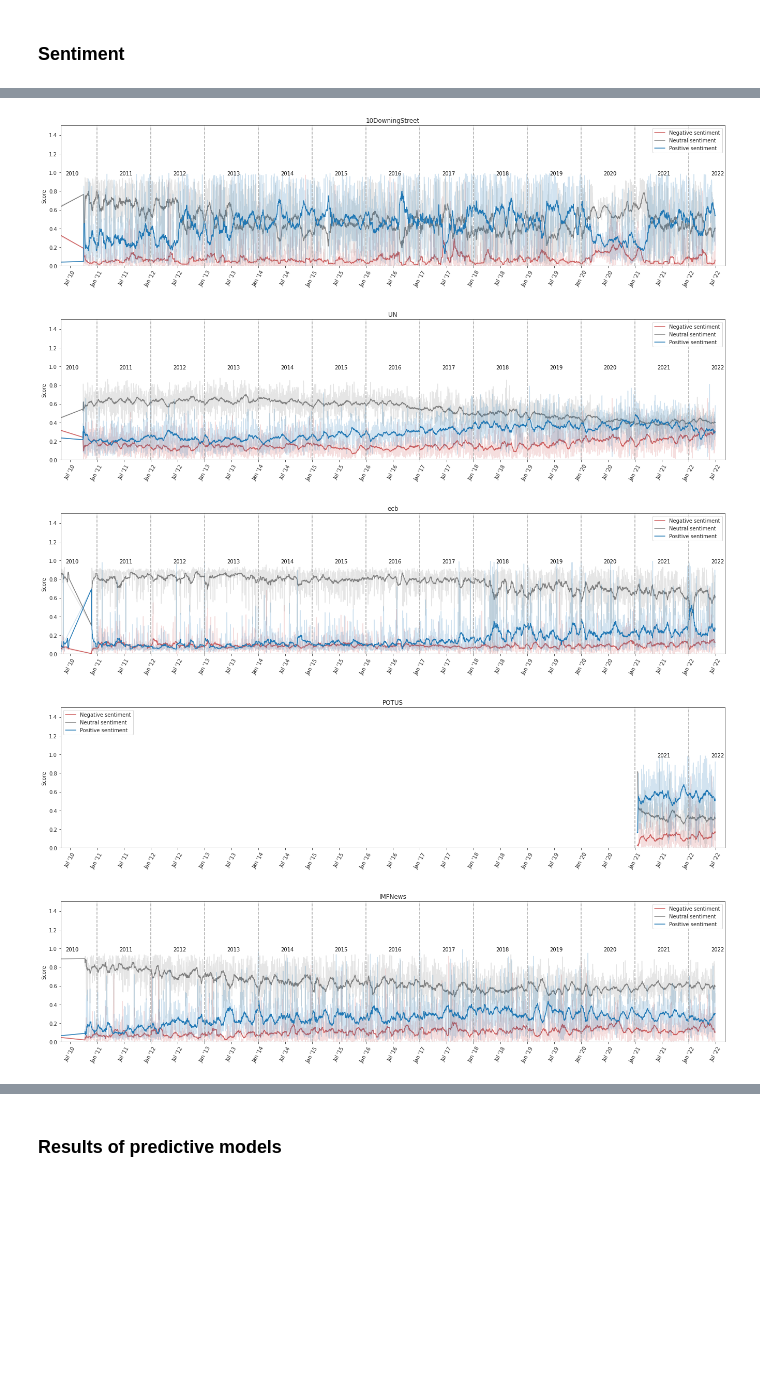
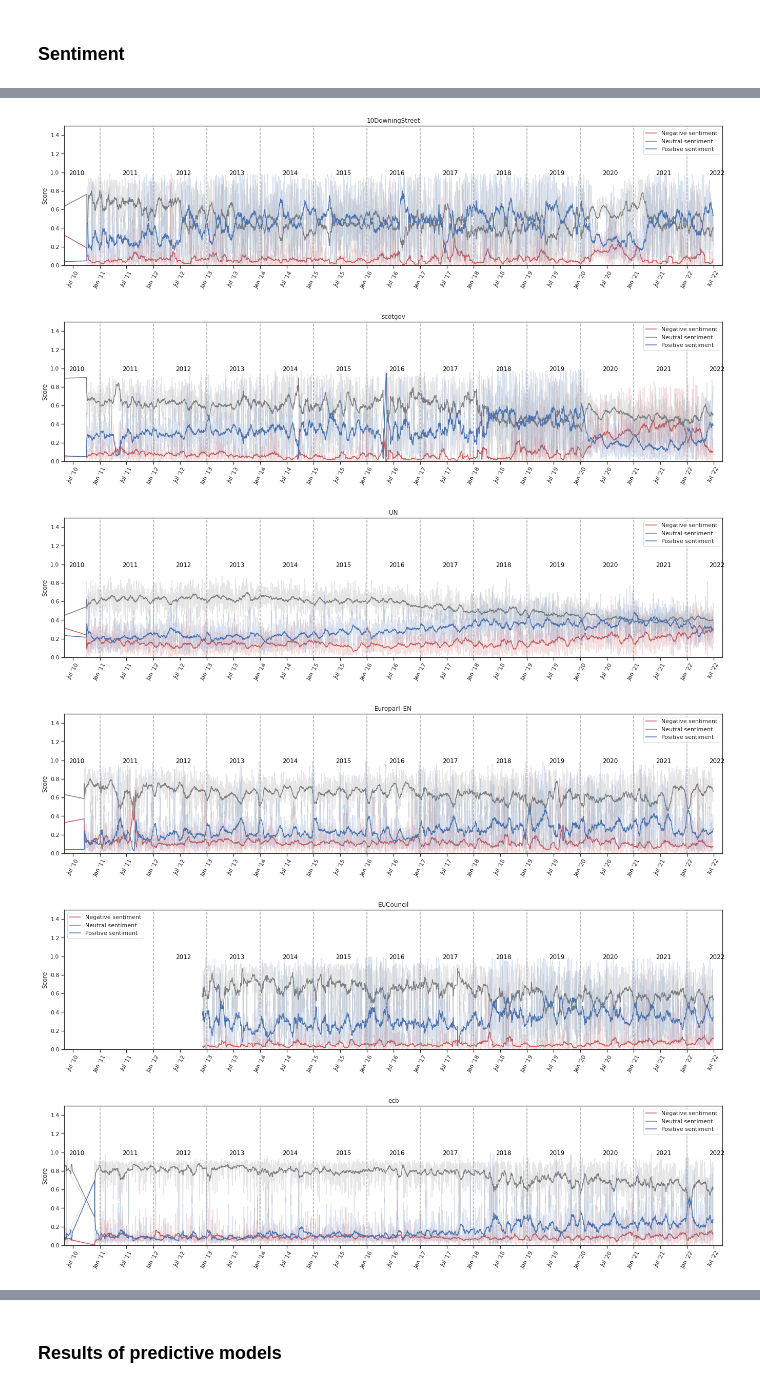
Before and after one commit to rbroc/eucomm-twitter, a Jupyter notebook: Analysis.ipynb, the cells around one changed output, grey strips where cells are left out. Cells and saved outputs as stored; diff of their text form; code cells hidden in the pictures; blank space fills up the shorter version.

```diff
--- a/Analysis.ipynb
+++ b/Analysis.ipynb
@@ -81,4 +93,13 @@ choices = ["***", "**", "*", 'ns']
 ests["p_val"] = np.select(conditions, choices)
 ests['param_str'] =  '$' + ests['param'].round(2).astype(str) + '^{' + ests['p_val'] + '}$'
+# %%
+param_categories = ['sentence complexity', 'sentence complexity', 'action',
+                    'readability', 'sentence complexity',
+                    'sentence complexity', 'word complexity',
+                    'word complexity', 'sentiment',
+                    'sentiment', 'sentiment', 'word complexity', 'readability', 'action']
+sort_entities = ['10DowningStreet', 'scotgov',
+                 'UN', 'Europarl_EN', 'EUCouncil',
+                 'ecb', 'IMFNews', 'OECD']
 # %%
 fig, ax = plt.subplots(figsize=(10,5))
@@ -122,20 +145,0 @@ def _pca_transform(features):
-# %%
-sns.set_style('whitegrid')
-from sklearn.metrics.pairwise import pairwise_distances
-
-for do_pca in [True, False]:
-    for t, lab in zip([style_targets, style_col, sentiment_targets],
-                      ['style (all metrics)', 'style (selected)', 'sentiment']):
-        data = df.copy()
-        if do_pca:
-            data[t] = _pca_transform(data[t])
-        dists = pairwise_distances(data[t + ['entity']].groupby('entity').mean())
-        dd = pd.DataFrame(dists / dists.max(axis=1),
-                          columns=data[t + ['entity']].groupby('entity').mean().index)
-        dd.index = dd.columns
-        sns.lineplot(data=dd.iloc[1, [0] + list(range(2,dd.shape[1]))].sort_values(),
-                     label=lab, marker='o')
-    plt.title('Orthogonalized features' if do_pca is True else 'Raw features')
-    plt.xlabel('')
-    plt.ylabel('Euclidean distance')
-    plt.show()
@@ -144,0 +150,3 @@ for do_pca in [True, False]:
+# %%
+edict = dict(zip(list(wide_params.columns[:-1]) + ['EU_Commission'],
+                 range(len(wide_params.columns[:-1]) + 1)))
@@ -188,9 +317,12 @@ def plot_volume(freq='D', roll_window=7, outcomes=[], save=False, savename='sent
     plt.show()
 # %%
 sns.set_style('ticks')
-for entity in ['EU_Commission', '10DowningStreet', 'UN', 'ecb', 'POTUS', 'IMFNews']:
+for entity in ['EU_Commission', '10DowningStreet', 'scotgov',
+               'UN', 'Europarl_EN', 'EUCouncil',
+               'ecb', 'IMFNews']:
     plot_volume(freq='D',roll_window=30, outcomes=['negative_sentiment',
                                                    'neutral_sentiment',
                                                    'positive_sentiment'],
-                save=False, savename='sentiment', entity=entity, ylim=(0,1.5))
+                save=True, savename=f'sentiment_{entity}.png',
+                entity=entity, ylim=(0,1.5))
 # %% [output]
@@ -198,5 +330,6 @@ for entity in ['EU_Commission', '10DowningStreet', 'UN', 'ecb', 'POTUS', 'IMFNew
-[figure, old version]
+[figure, new version]
-[figure, old version]
+[figure, new version]
-[figure, old version]
+[figure, new version]
-[figure, old version]
+[figure, new version]
-[figure, old version]
+[figure, new version]
+[figure, added]
```
Also changed, not shown: parts of 17 cells of this notebook, 10 other files.
